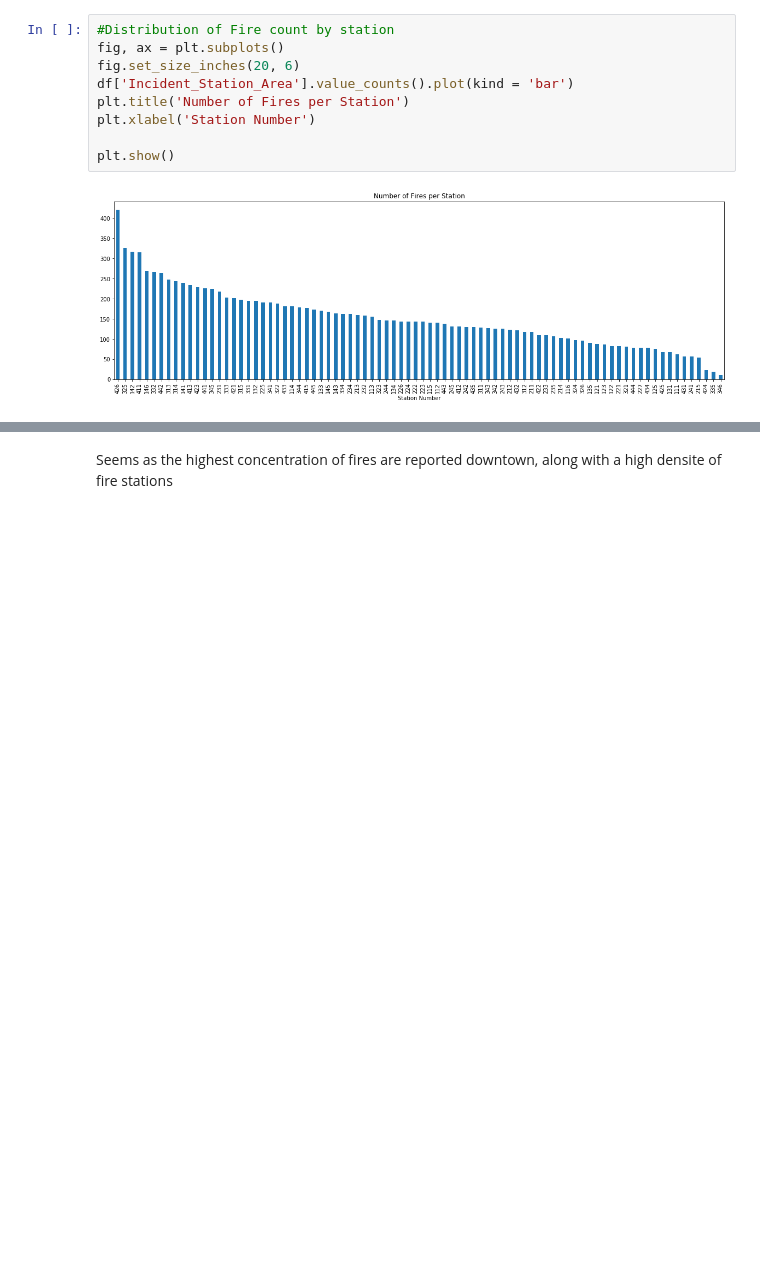
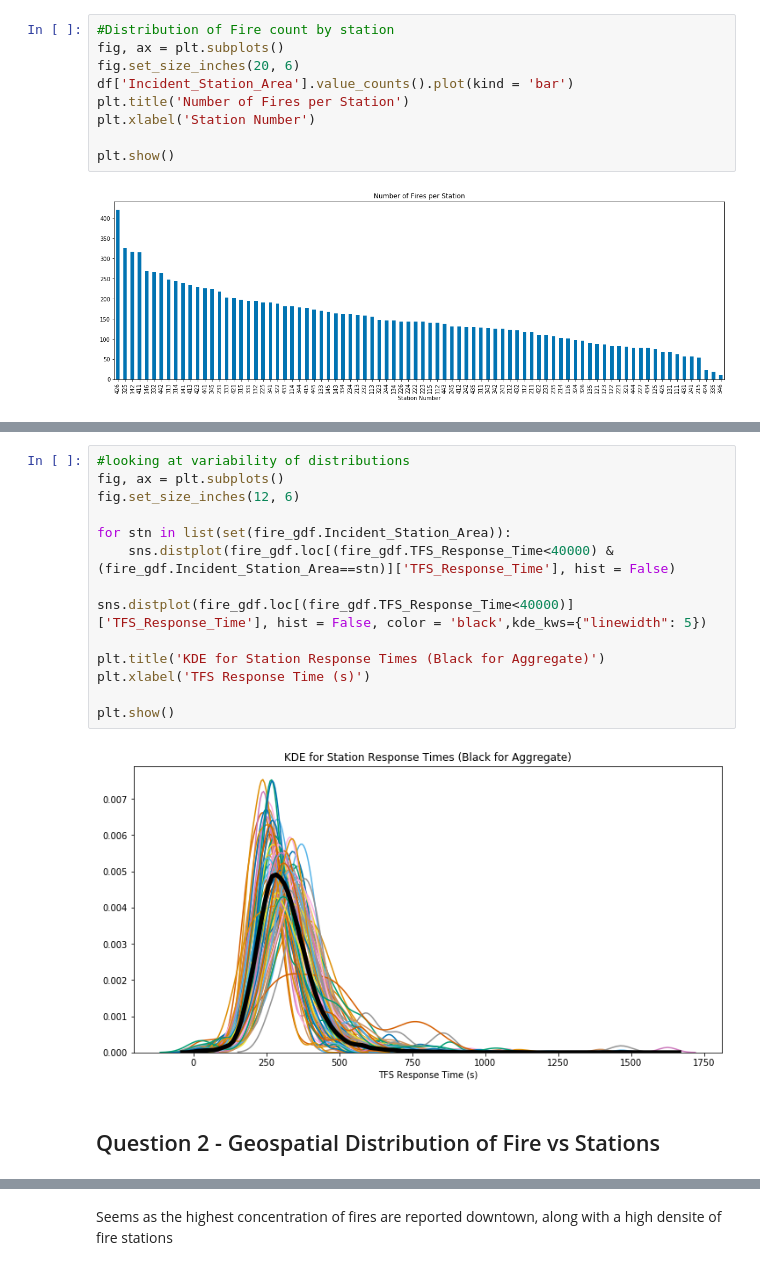
Before and after one commit to mparravani/Toronto_FireIncidents, a Jupyter notebook: Toronto Fire Analysis.ipynb, the cells around one changed output, grey strips where cells are left out. Drawn from its saved outputs; the diff is of its cells as text; blank space fills up the shorter version.

```diff
--- a/Toronto Fire Analysis.ipynb
+++ b/Toronto Fire Analysis.ipynb
@@ -217,3 +249,21 @@ Name: TFS_Response_Time, Length: 84, dtype: float64
+# %%
+#looking at variability of distributions
+fig, ax = plt.subplots()
+fig.set_size_inches(12, 6)
+
+for stn in list(set(fire_gdf.Incident_Station_Area)):
+    sns.distplot(fire_gdf.loc[(fire_gdf.TFS_Response_Time<40000) &(fire_gdf.Incident_Station_Area==stn)]['TFS_Response_Time'], hist = False)
+
+sns.distplot(fire_gdf.loc[(fire_gdf.TFS_Response_Time<40000)]['TFS_Response_Time'], hist = False, color = 'black',kde_kws={"linewidth": 5})
+
+plt.title('KDE for Station Response Times (Black for Aggregate)')
+plt.xlabel('TFS Response Time (s)')
+
+plt.show()
+# %% [output]
+[figure, added]
+# %% [markdown]
+## Question 2 - Geospatial Distribution of Fire vs Stations
 # %%
 #load in neighborhoods shapefile
 map_df = gpd.read_file('neighbourhoods_planning_areas_wgs84/NEIGHBORHOODS_WGS84.shp')
```
Also changed, not shown: parts of 11 cells of this notebook.
